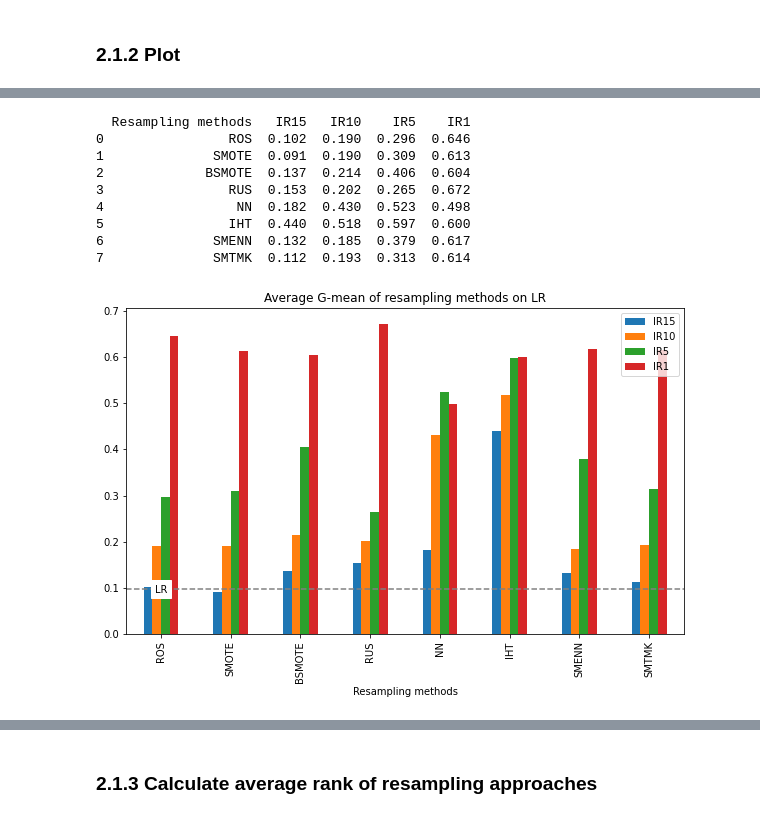
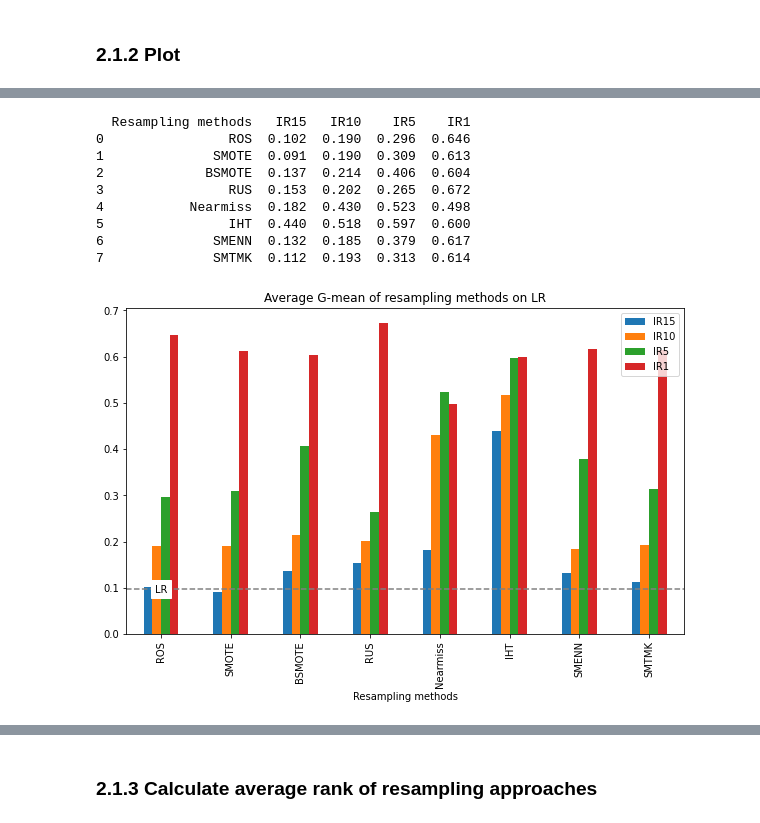
Before and after one commit to Sinan-Wang/thesis, a Jupyter notebook: Analysis/Analysis.ipynb, the cells around one changed output, grey strips where cells are left out. Saved outputs shown, nothing was run; the diff lists cells and outputs as text; code cells hidden in the pictures.

```diff
--- a/Analysis/Analysis.ipynb
+++ b/Analysis/Analysis.ipynb
@@ -257,32 +257,32 @@ logit_auc.head()
 # %%
 #concat gmeans of resampling methods accross 5 data sets
 #hmeq
-hmeq_loggmeans = pd.read_csv("/Users/kelly/Desktop/code_final/HMEQ/result/hmeq_logit_gmeans.csv", sep=",")
+hmeq_loggmeans = pd.read_csv("../HMEQ/result/hmeq_logit_gmeans.csv", sep=",")
 hmeq_loggmeans = hmeq_loggmeans.set_index('Approaches')
 hmeq_loggmeans.rename(columns = {'1:15':'hmeq_1:15','1:10':'hmeq_1:10',
                          '1:5':'hmeq_1:5','1:1':'hmeq_1:1','average_rank':'hmeq_average_rank' }, inplace = True)
 hmeq_loggmeans_tr = hmeq_loggmeans.transpose()
 
 #ucig
-ucig_loggmeans = pd.read_csv("/Users/kelly/Desktop/code_final/UCI_G/result/ucig_logit_gmeans.csv", sep=",")
+ucig_loggmeans = pd.read_csv("../UCI_G/result/ucig_logit_gmeans.csv", sep=",")
 ucig_loggmeans = ucig_loggmeans.set_index('Approaches')
 ucig_loggmeans.rename(columns = {'1:15':'ucig_1:15','1:10':'ucig_1:10',
                          '1:5':'ucig_1:5','1:1':'ucig_1:1','average_rank':'ucig_average_rank' }, inplace = True)
 ucig_loggmeans_tr = ucig_loggmeans.transpose()
 #ucid
-ucid_loggmeans = pd.read_csv("/Users/kelly/Desktop/code_final/UCI_D/result/ucid_logit_gmeans.csv", sep=",")
+ucid_loggmeans = pd.read_csv("../UCI_D/result/ucid_logit_gmeans.csv", sep=",")
 ucid_loggmeans = ucid_loggmeans.set_index('Approaches')
 ucid_loggmeans.rename(columns = {'1:15':'ucid_1:15','1:10':'ucid_1:10',
                          '1:5':'ucid_1:5','1:1':'ucid_1:1', 'average_rank':'ucid_average_rank'}, inplace = True)
 ucid_loggmeans_tr = ucid_loggmeans.transpose()
 #ucip
-ucip_loggmeans = pd.read_csv("/Users/kelly/Desktop/code_final/UCI_P/result/ucip_logit_gmeans.csv", sep=",")
+ucip_loggmeans = pd.read_csv("../UCI_P/result/ucip_logit_gmeans.csv", sep=",")
 ucip_loggmeans = ucip_loggmeans.set_index('Approaches')
 ucip_loggmeans.rename(columns = {'1:15':'ucip_1:15','1:10':'ucip_1:10',
                          '1:5':'ucip_1:5','1:1':'ucip_1:1','average_rank':'ucip_average_rank' }, inplace = True)
 ucip_loggmeans_tr = ucip_loggmeans.transpose()
 #kaggle
-kaggle_loggmeans = pd.read_csv("/Users/kelly/Desktop/code_final/GMC/result/kaggle_logit_gmeans.csv", sep=",")
+kaggle_loggmeans = pd.read_csv("../GMC/result/kaggle_logit_gmeans.csv", sep=",")
 kaggle_loggmeans = kaggle_loggmeans.set_index('Approaches')
 kaggle_loggmeans.rename(columns = {'1:15':'kaggle_1:15','1:10':'kaggle_1:10',
                          '1:5':'kaggle_1:5','1:1':'kaggle_1:1', 'average_rank':'kaggle_average_rank' }, inplace = True)
@@ -580,38 +580,38 @@ smt1 =statistics.mean([logit_gmeans.iloc[3,7], logit_gmeans.iloc[7,7],
 # create data
 df = pd.DataFrame([['ROS', ros15, ros10, ros5, ros1], ['SMOTE', smote15, smote10, smote5, smote1],
                    ['BSMOTE', bsmote15, bsmote10, bsmote5, bsmote1],['RUS', rus15, rus10, rus5, rus1],
-                   ['NN', nn15, nn10, nn5, nn1], ['IHT', iht15, iht10, iht5, iht1],
+                   ['Nearmiss', nn15, nn10, nn5, nn1], ['IHT', iht15, iht10, iht5, iht1],
                    ['SMENN', smenn15, smenn10, smenn5, smenn1], ['SMTMK', smt15, smt10, smt5, smt1]],
                   columns=['Resampling methods', 'IR15', 'IR10', 'IR5', 'IR1'])
 # view data
 print(df)
 
 # plot grouped bar chart
 df.plot(x='Resampling methods',
         kind='bar',
         stacked=False,
         title='Average G-mean of resampling methods on LR')
 
 #add a dash line of avaerage logit gmeans
 
 plt.axhline(y= logit_meangmeans,color='grey', linestyle ='dashed')
 plt.text(0, logit_meangmeans, 'LR', fontsize=10, va='center', ha='center', backgroundcolor='w')
 
 #adjust the size of plot
 plt.rcParams["figure.figsize"] = [10, 6]
-plt.savefig('/Users/kelly/Desktop/code_final/Analysis/result/logit_gmeans.jpg')
+plt.savefig('./result/logit_gmean.jpg')
 plt.show()
 # %% [output]
   Resampling methods   IR15   IR10    IR5    IR1
 0                ROS  0.102  0.190  0.296  0.646
 1              SMOTE  0.091  0.190  0.309  0.613
 2             BSMOTE  0.137  0.214  0.406  0.604
 3                RUS  0.153  0.202  0.265  0.672
-4                 NN  0.182  0.430  0.523  0.498
+4           Nearmiss  0.182  0.430  0.523  0.498
 5                IHT  0.440  0.518  0.597  0.600
 6              SMENN  0.132  0.185  0.379  0.617
 7              SMTMK  0.112  0.193  0.313  0.614
-[figure, old version]
+[figure, new version]
 # %%
 # calculate mean fmeasure of five datasets in case of certain approach and certain ir
 #logit
```
Also changed, not shown: parts of 17 cells of this notebook, 10 other files.
